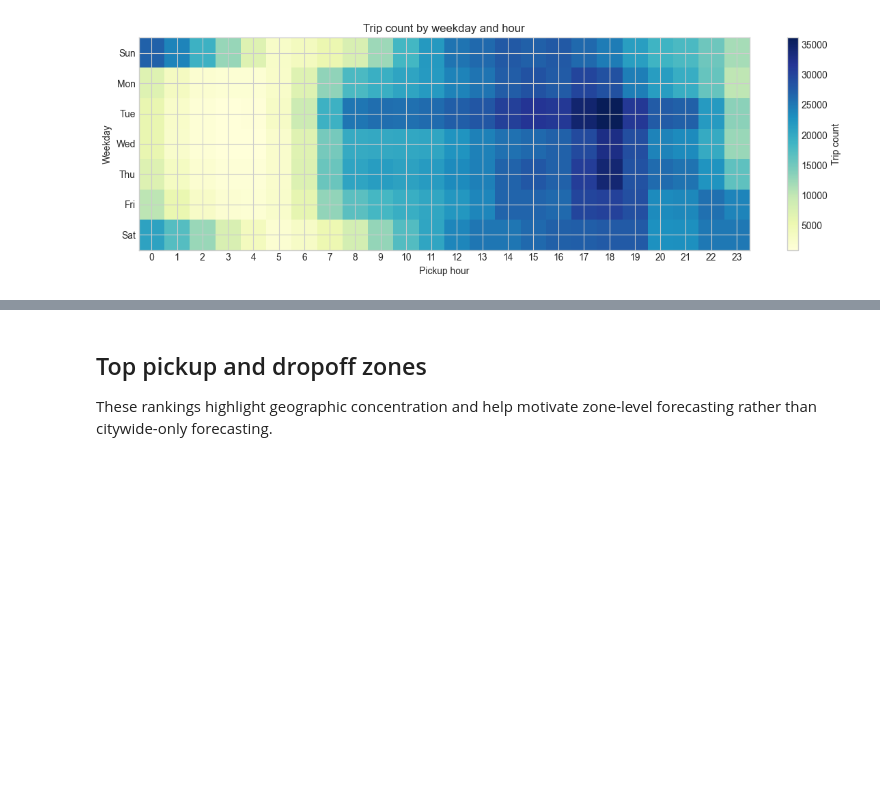
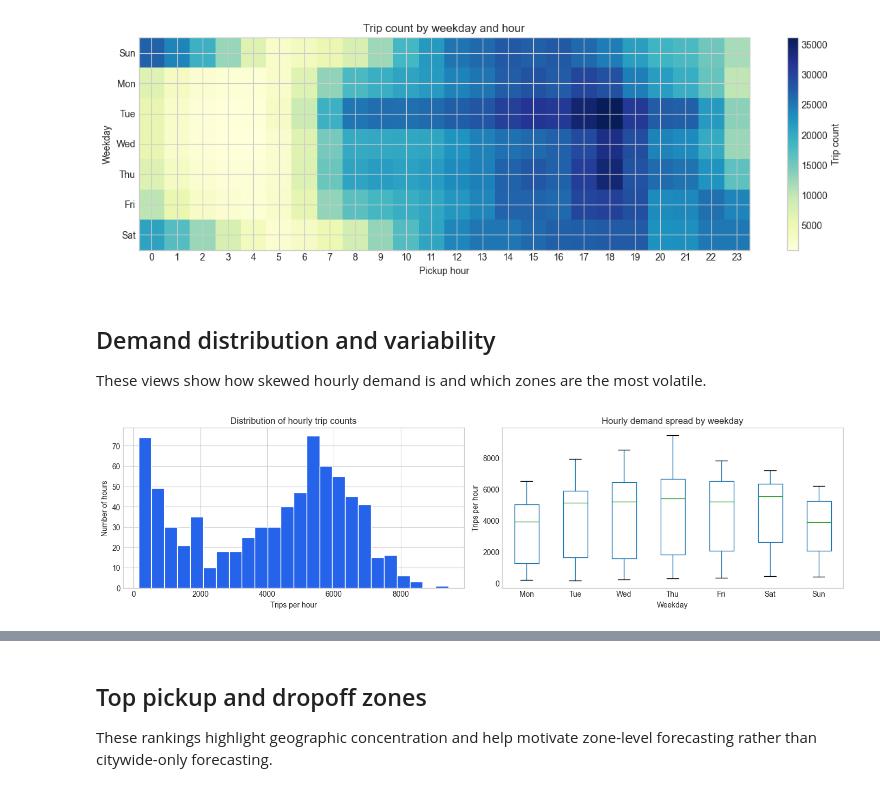
Before and after one commit to jimhe-sjsu/Data228GroupProject, a Jupyter notebook: notebooks/yellow_taxi_eda.ipynb, the cells around one changed output, grey strips where cells are left out. Cells and saved outputs as stored; diff of their text form; code cells hidden in the pictures; blank space fills up the shorter version.

Commit message:
added zone hour distribution on the eda

```diff
--- a/notebooks/yellow_taxi_eda.ipynb
+++ b/notebooks/yellow_taxi_eda.ipynb
@@ -187,3 +208,35 @@ fig.colorbar(im, ax=ax, label="Trip count")
 plt.tight_layout()
 # %% [output]
 [figure]
+# %% [markdown]
+## Demand distribution and variability
+
+These views show how skewed hourly demand is and which zones are the most volatile.
+# %%
+distribution_df = overall_hourly.copy()
+distribution_df["weekday_name"] = pd.Categorical(
+    distribution_df["pickup_hour_ts"].dt.day_name().str[:3],
+    categories=["Mon", "Tue", "Wed", "Thu", "Fri", "Sat", "Sun"],
+    ordered=True,
+)
+
+fig, axes = plt.subplots(1, 2, figsize=(14, 4))
+
+distribution_df["trip_count"].plot.hist(
+    bins=24,
+    ax=axes[0],
+    color="#2563eb",
+    edgecolor="white",
+    title="Distribution of hourly trip counts",
+)
+axes[0].set_xlabel("Trips per hour")
+axes[0].set_ylabel("Number of hours")
+
+distribution_df.boxplot(column="trip_count", by="weekday_name", ax=axes[1], grid=False)
+axes[1].set_title("Hourly demand spread by weekday")
+axes[1].set_xlabel("Weekday")
+axes[1].set_ylabel("Trips per hour")
+fig.suptitle("")
+plt.tight_layout()
+# %% [output]
+[figure, added]
```
Also changed, not shown: parts of 9 cells of this notebook, 1 other file.
